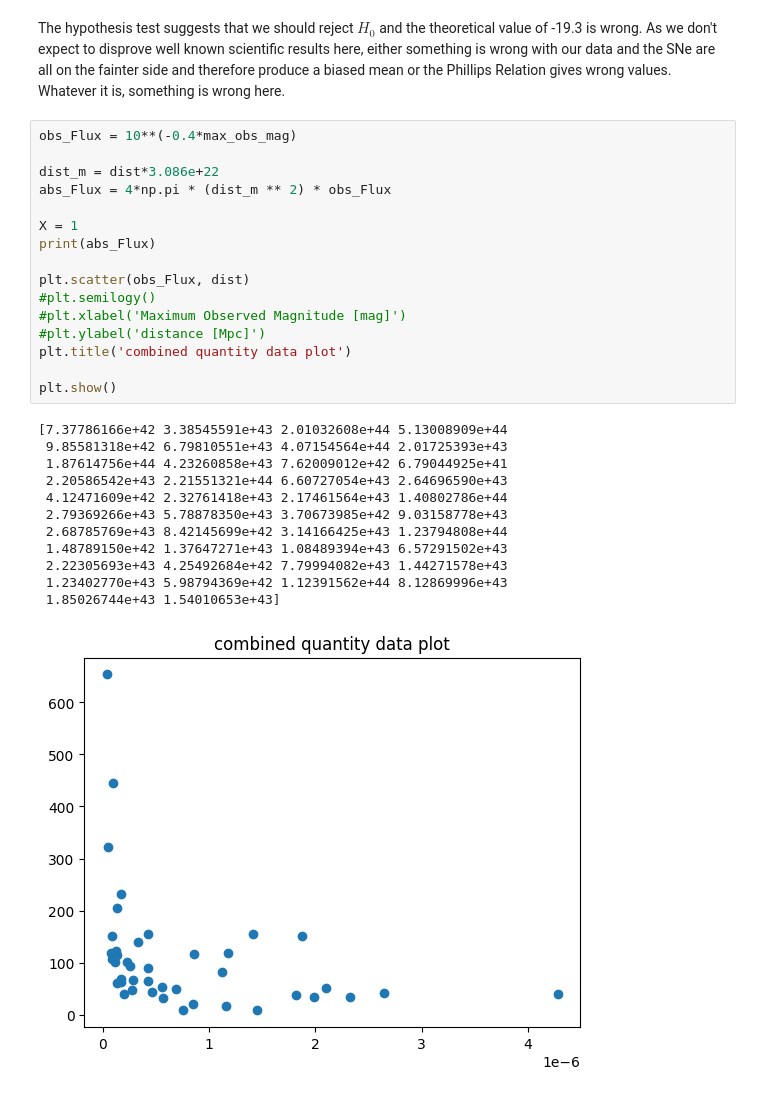
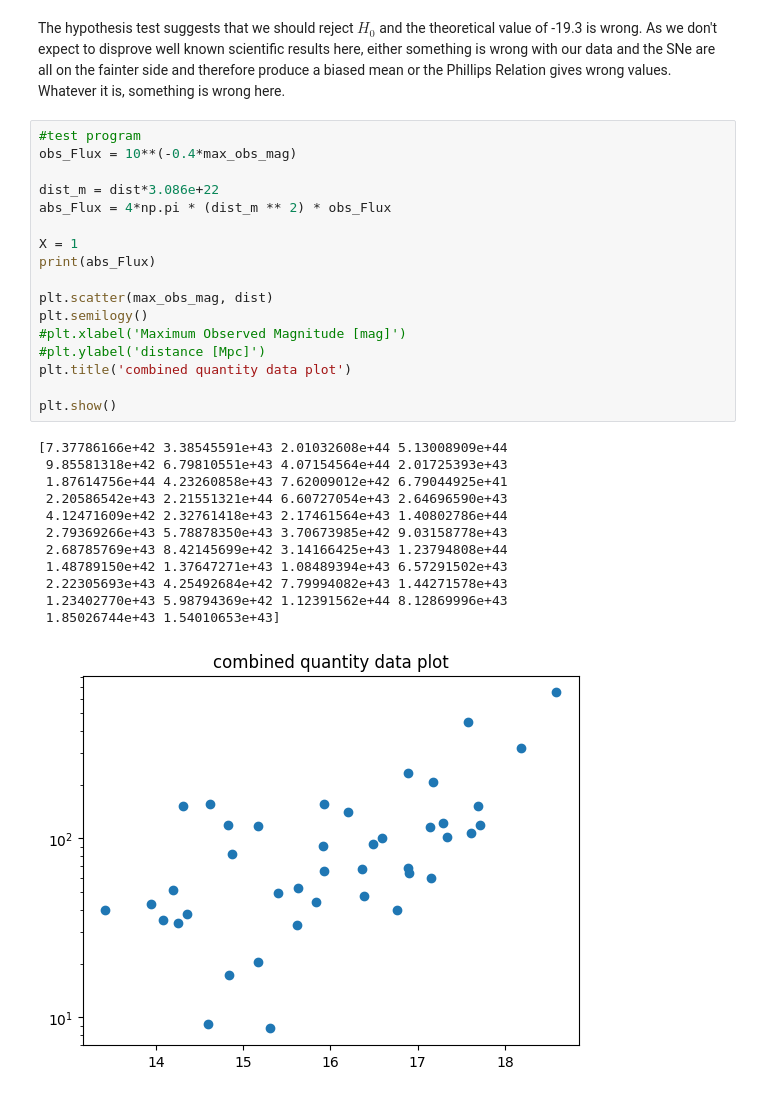
Before and after one commit to ThomasSchallar/statistics, a Jupyter notebook: 3. Statistical Inference .ipynb, the cells around one changed output. Cells and saved outputs as stored; diff of their text form.

Commit message:
test2

```diff
--- a/3. Statistical Inference .ipynb
+++ b/3. Statistical Inference .ipynb
@@ -479,31 +482,32 @@ Reject the null hypothesis (H₀): The mean is significantly different from -19.
 # %% [markdown]
 The hypothesis test suggests that we should reject $H_0$ and the theoretical value of -19.3 is wrong. As we don't expect to disprove well known scientific results here, either something is wrong with our data and the SNe are all on the fainter side and therefore produce a biased mean or the Phillips Relation gives wrong values. Whatever it is, something is wrong here.
 # %%
+#test program
 obs_Flux = 10**(-0.4*max_obs_mag)
 
 dist_m = dist*3.086e+22
 abs_Flux = 4*np.pi * (dist_m ** 2) * obs_Flux
 
 X = 1
 print(abs_Flux)
 
-plt.scatter(obs_Flux, dist)
-#plt.semilogy()
+plt.scatter(max_obs_mag, dist)
+plt.semilogy()
 #plt.xlabel('Maximum Observed Magnitude [mag]')
 #plt.ylabel('distance [Mpc]')
 plt.title('combined quantity data plot')
 
 plt.show()
 # %% [output]
 [7.37786166e+42 3.38545591e+43 2.01032608e+44 5.13008909e+44
  9.85581318e+42 6.79810551e+43 4.07154564e+44 2.01725393e+43
  1.87614756e+44 4.23260858e+43 7.62009012e+42 6.79044925e+41
  2.20586542e+43 2.21551321e+44 6.60727054e+43 2.64696590e+43
  4.12471609e+42 2.32761418e+43 2.17461564e+43 1.40802786e+44
  2.79369266e+43 5.78878350e+43 3.70673985e+42 9.03158778e+43
  2.68785769e+43 8.42145699e+42 3.14166425e+43 1.23794808e+44
  1.48789150e+42 1.37647271e+43 1.08489394e+43 6.57291502e+43
  2.22305693e+43 4.25492684e+42 7.79994082e+43 1.44271578e+43
  1.23402770e+43 5.98794369e+42 1.12391562e+44 8.12869996e+43
  1.85026744e+43 1.54010653e+43]
-[figure, old version]
+[figure, new version]
```
Also changed, not shown: parts of 2 cells of this notebook.
